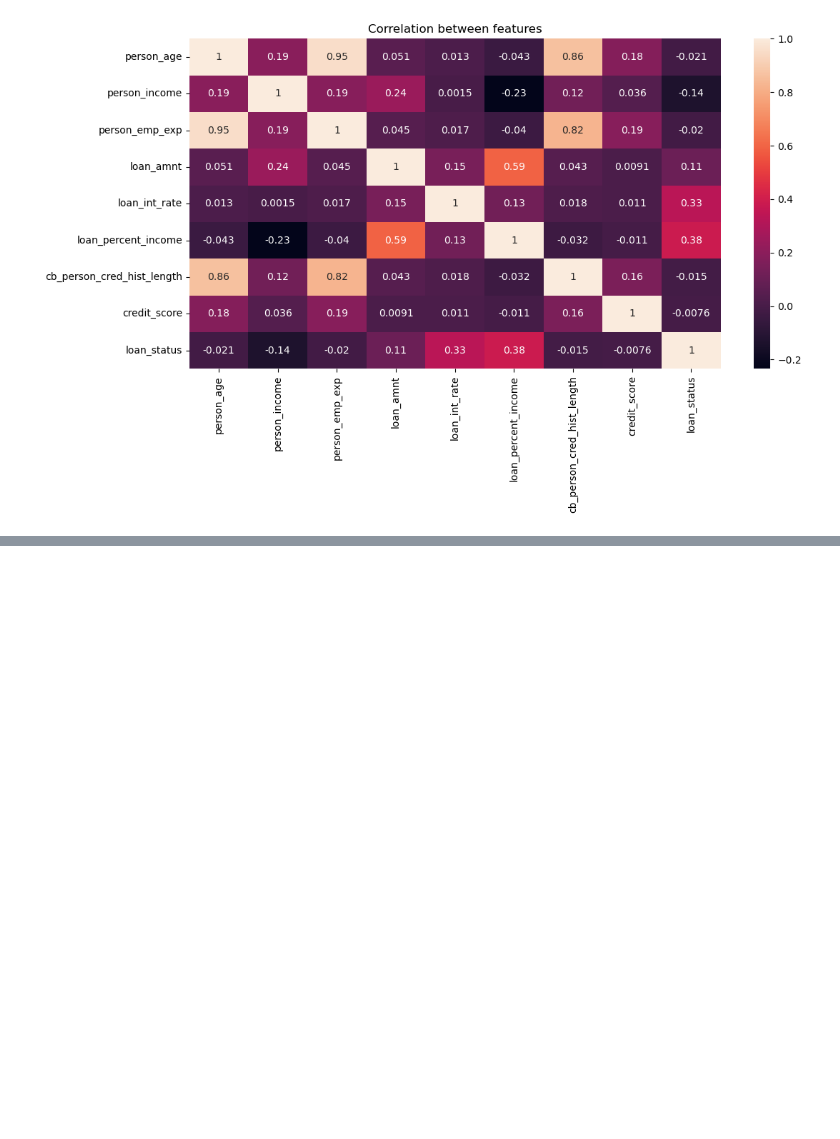
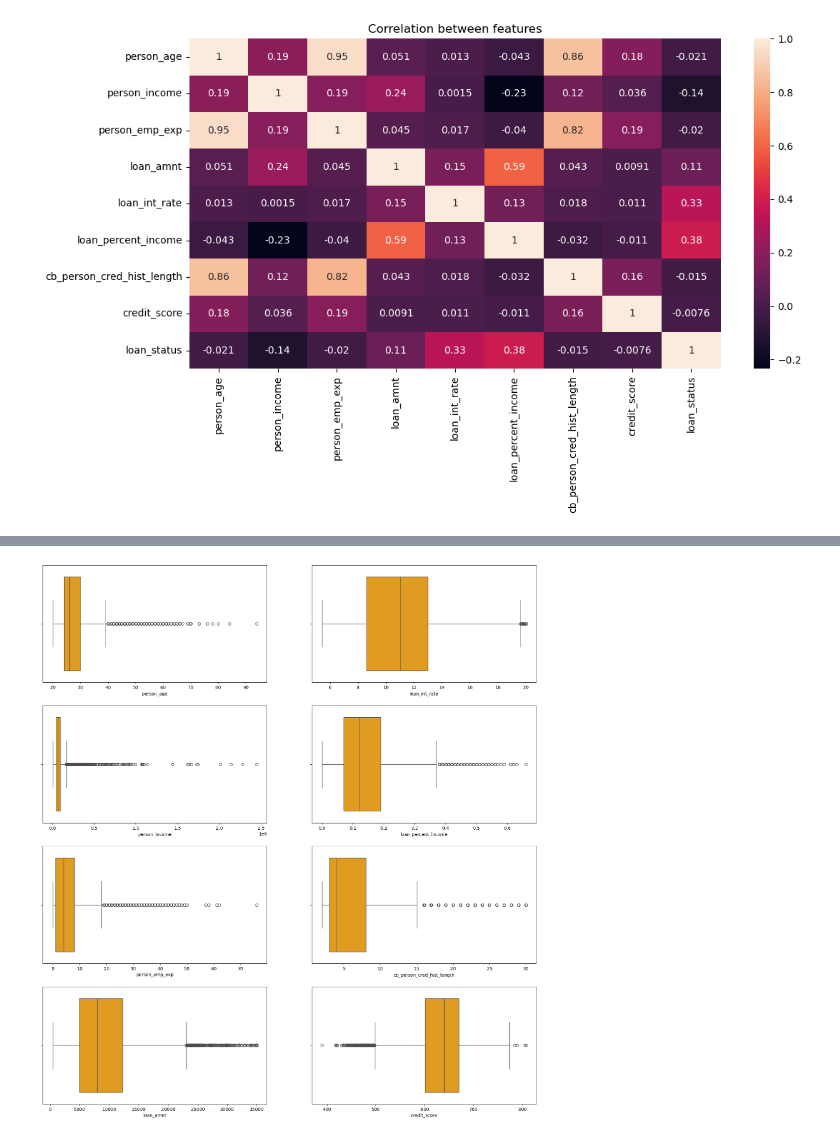
Before and after one commit to grishrana/python_learn, a Jupyter notebook: MLpractise/Loan_Approval_Classification/EDA.ipynb, the cells around one changed output, grey strips where cells are left out. Saved outputs shown, nothing was run; the diff lists cells and outputs as text; code cells hidden in the pictures; blank space fills up the shorter version.

```diff
--- a/MLpractise/Loan_Approval_Classification/EDA.ipynb
+++ b/MLpractise/Loan_Approval_Classification/EDA.ipynb
@@ -203,0 +270,2 @@ sns.heatmap(data.corr(numeric_only=True), annot=True, ax=ax)
+# %%
+data.loc[data["person_age"] > 100,"person_age"] = np.ceil(data["person_age"].mean())
@@ -203,0 +283,2 @@ sns.heatmap(data.corr(numeric_only=True), annot=True, ax=ax)
+# %%
+data.loc[data["person_age"]<=data["person_emp_exp"], "person_emp_exp"] = np.ceil(data["person_emp_exp"].mean())
@@ -203,0 +294,2 @@ sns.heatmap(data.corr(numeric_only=True), annot=True, ax=ax)
+# %%
+data.drop(index=data[data["person_income"]>=5000000].index, inplace=True)
@@ -203,0 +316,13 @@ sns.heatmap(data.corr(numeric_only=True), annot=True, ax=ax)
+# %%
+fig, axes = plt.subplots(figsize=(20,22), nrows = 4, ncols = 2)
+for i, col in enumerate(num_col[:4]):
+    column = 0
+    sns.boxplot(data, x=col, ax=axes[i][column], color="orange")
+
+for i, col in enumerate(num_col[4:]):
+    column = 1
+    sns.boxplot(data, x=col, ax=axes[i][column], color="orange")
+
+fig.savefig("BoxplotAfter.png")
+# %% [output]
+[figure, added]
```
Also changed, not shown: parts of 23 cells of this notebook, 10 other files.
